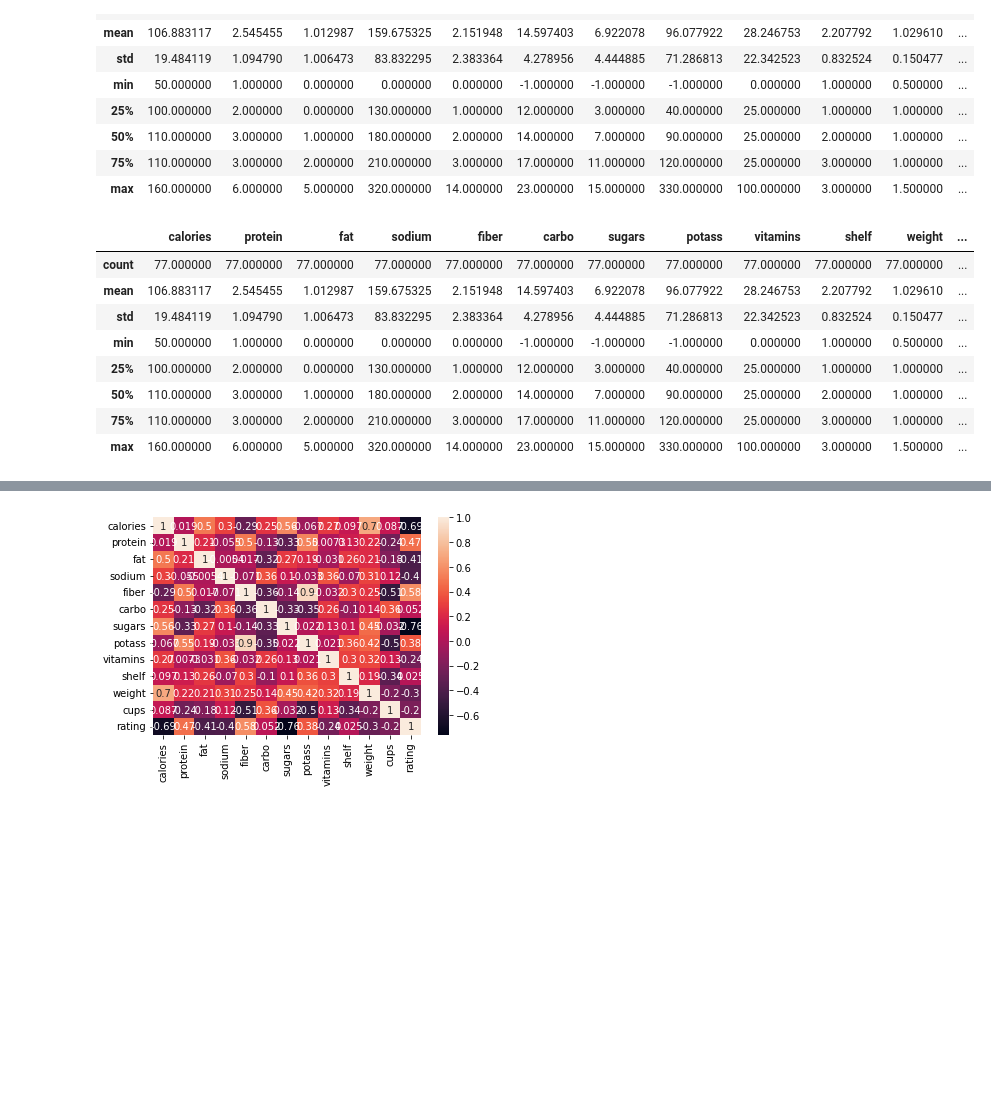
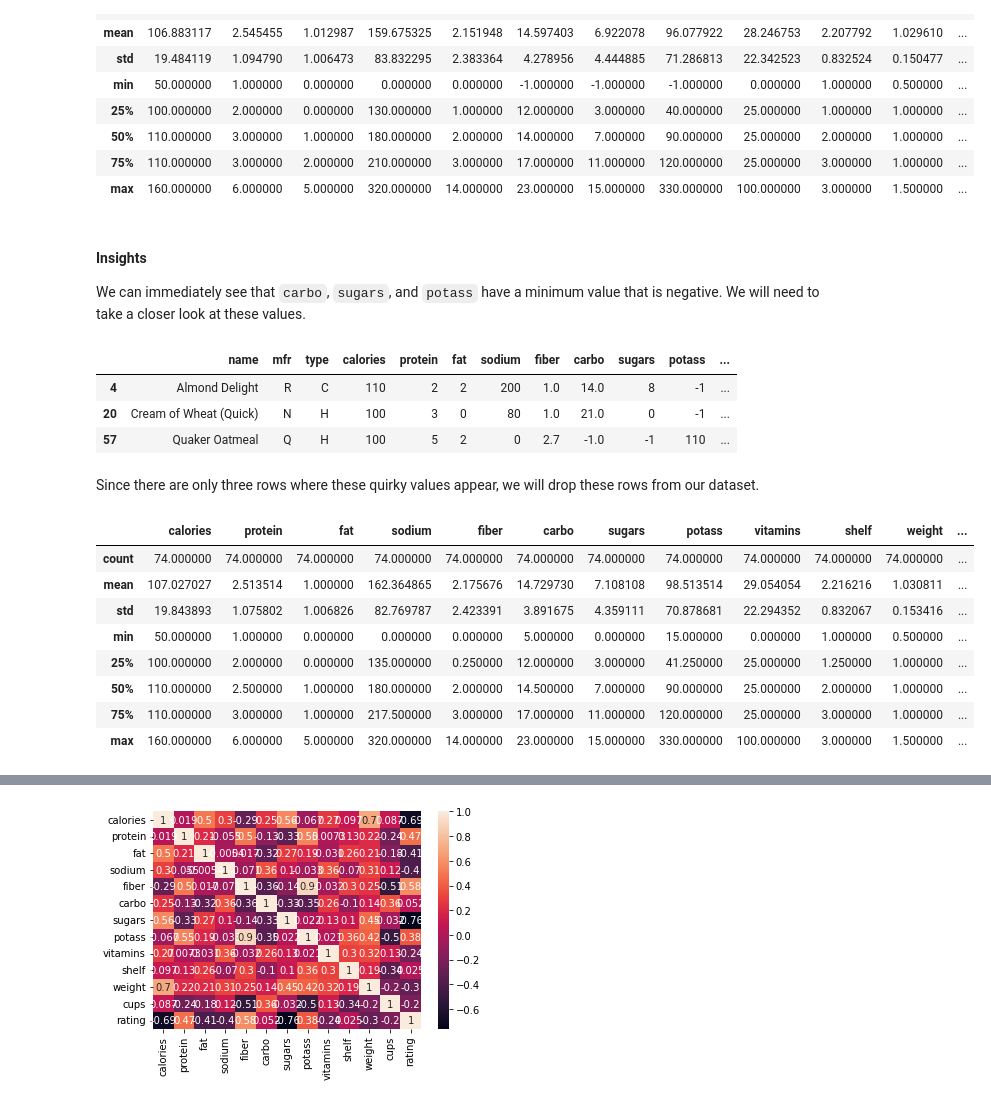
Before and after one commit to erickdacohen/ml-python-projects, a Jupyter notebook: cereal-dataset/notebooks/cereal.ipynb, the cells around one changed output, grey strips where cells are left out. Drawn from its saved outputs; the diff is of its cells as text; code cells hidden in the pictures; blank space fills up the shorter version.

```diff
--- a/cereal-dataset/notebooks/cereal.ipynb
+++ b/cereal-dataset/notebooks/cereal.ipynb
@@ -62,20 +85,35 @@ cereal_raw.describe()
 | 50% | 110.000000 | 3.000000 | 1.000000 | 180.000000 | 2.000000 | 14.000000 | 7.000000 | 90.000000 | 25.000000 | 2.000000 | 1.000000 | ... |
 | 75% | 110.000000 | 3.000000 | 2.000000 | 210.000000 | 3.000000 | 17.000000 | 11.000000 | 120.000000 | 25.000000 | 3.000000 | 1.000000 | ... |
 | max | 160.000000 | 6.000000 | 5.000000 | 320.000000 | 14.000000 | 23.000000 | 15.000000 | 330.000000 | 100.000000 | 3.000000 | 1.500000 | ... |
+# %% [markdown]
+#### Insights
+
+We can immediately see that `carbo`, `sugars`, and `potass` have a minimum value that is negative. We will need to take a closer look at these values.
 # %%
 # Why are some carbo, sugars, potass < 0?
-# cereal_raw.query('carbo < 0 | sugars < 0 | potass < 0')
-
-# cereal_raw[cereal_raw[["carbo", "sugars", "potass"]] < 0]
+cereal_raw.query('carbo < 0 | sugars < 0 | potass < 0')
+# %% [output]
+|  | name | mfr | type | calories | protein | fat | sodium | fiber | carbo | sugars | potass | ... |
+| 4 | Almond Delight | R | C | 110 | 2 | 2 | 200 | 1.0 | 14.0 | 8 | -1 | ... |
+| 20 | Cream of Wheat (Quick) | N | H | 100 | 3 | 0 | 80 | 1.0 | 21.0 | 0 | -1 | ... |
+| 57 | Quaker Oatmeal | Q | H | 100 | 5 | 2 | 0 | 2.7 | -1.0 | -1 | 110 | ... |
+# %% [markdown]
+Since there are only three rows where these quirky values appear, we will drop these rows from our dataset.
+# %%
+cereal_df = cereal_raw.loc[
+    (cereal_raw["carbo"] >= 0) &
+    (cereal_raw["sugars"] >= 0) &
+    (cereal_raw["potass"] >= 0)
+]
 # %%
-cereal_raw.describe()
+cereal_df.describe()
 # %% [output]
 |  | calories | protein | fat | sodium | fiber | carbo | sugars | potass | vitamins | shelf | weight | ... |
-| count | 77.000000 | 77.000000 | 77.000000 | 77.000000 | 77.000000 | 77.000000 | 77.000000 | 77.000000 | 77.000000 | 77.000000 | 77.000000 | ... |
-| mean | 106.883117 | 2.545455 | 1.012987 | 159.675325 | 2.151948 | 14.597403 | 6.922078 | 96.077922 | 28.246753 | 2.207792 | 1.029610 | ... |
-| std | 19.484119 | 1.094790 | 1.006473 | 83.832295 | 2.383364 | 4.278956 | 4.444885 | 71.286813 | 22.342523 | 0.832524 | 0.150477 | ... |
-| min | 50.000000 | 1.000000 | 0.000000 | 0.000000 | 0.000000 | -1.000000 | -1.000000 | -1.000000 | 0.000000 | 1.000000 | 0.500000 | ... |
-| 25% | 100.000000 | 2.000000 | 0.000000 | 130.000000 | 1.000000 | 12.000000 | 3.000000 | 40.000000 | 25.000000 | 1.000000 | 1.000000 | ... |
-| 50% | 110.000000 | 3.000000 | 1.000000 | 180.000000 | 2.000000 | 14.000000 | 7.000000 | 90.000000 | 25.000000 | 2.000000 | 1.000000 | ... |
-| 75% | 110.000000 | 3.000000 | 2.000000 | 210.000000 | 3.000000 | 17.000000 | 11.000000 | 120.000000 | 25.000000 | 3.000000 | 1.000000 | ... |
+| count | 74.000000 | 74.000000 | 74.000000 | 74.000000 | 74.000000 | 74.000000 | 74.000000 | 74.000000 | 74.000000 | 74.000000 | 74.000000 | ... |
+| mean | 107.027027 | 2.513514 | 1.000000 | 162.364865 | 2.175676 | 14.729730 | 7.108108 | 98.513514 | 29.054054 | 2.216216 | 1.030811 | ... |
+| std | 19.843893 | 1.075802 | 1.006826 | 82.769787 | 2.423391 | 3.891675 | 4.359111 | 70.878681 | 22.294352 | 0.832067 | 0.153416 | ... |
+| min | 50.000000 | 1.000000 | 0.000000 | 0.000000 | 0.000000 | 5.000000 | 0.000000 | 15.000000 | 0.000000 | 1.000000 | 0.500000 | ... |
+| 25% | 100.000000 | 2.000000 | 0.000000 | 135.000000 | 0.250000 | 12.000000 | 3.000000 | 41.250000 | 25.000000 | 1.250000 | 1.000000 | ... |
+| 50% | 110.000000 | 2.500000 | 1.000000 | 180.000000 | 2.000000 | 14.500000 | 7.000000 | 90.000000 | 25.000000 | 2.000000 | 1.000000 | ... |
+| 75% | 110.000000 | 3.000000 | 1.000000 | 217.500000 | 3.000000 | 17.000000 | 11.000000 | 120.000000 | 25.000000 | 3.000000 | 1.000000 | ... |
 | max | 160.000000 | 6.000000 | 5.000000 | 320.000000 | 14.000000 | 23.000000 | 15.000000 | 330.000000 | 100.000000 | 3.000000 | 1.500000 | ... |
```
Also changed, not shown: parts of 32 cells of this notebook, 1 other file.
